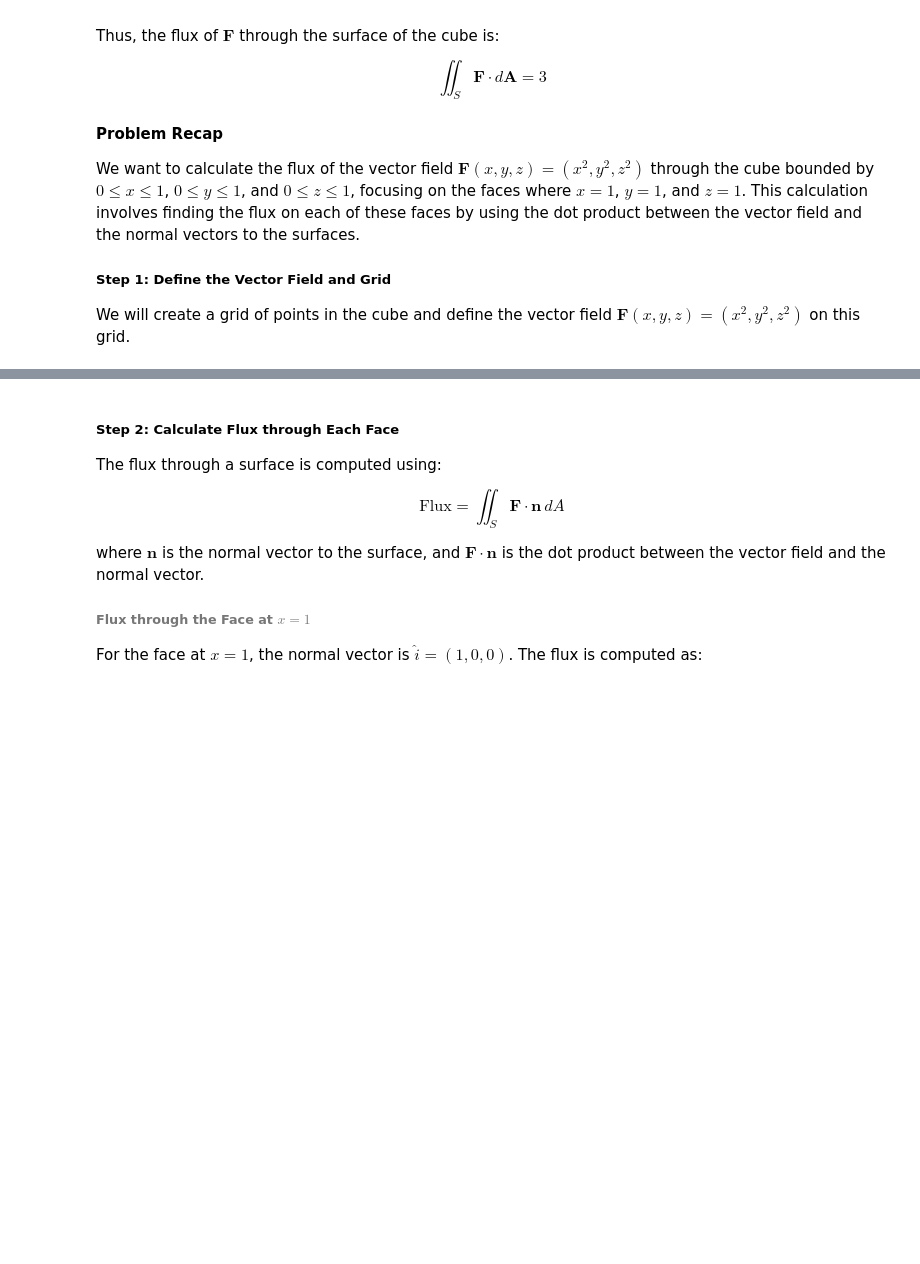
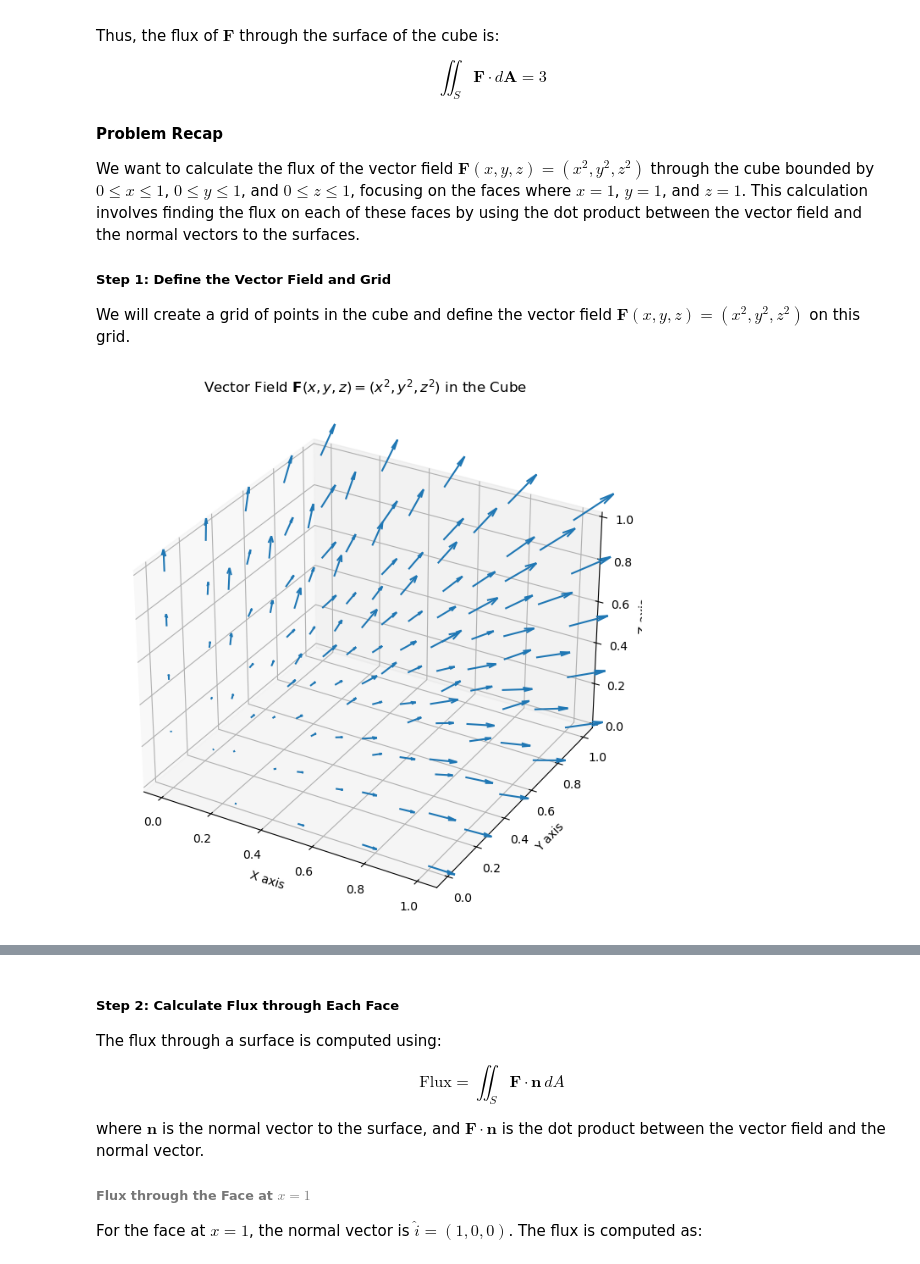
Before and after one commit to carlosdhoyos/fluid_mechanics, a Jupyter notebook: _build/jupyter_execute/_sources/prerequisites.ipynb, the cells around one changed output, grey strips where cells are left out. Drawn from its saved outputs; the diff is of its cells as text; code cells hidden in the pictures; blank space fills up the shorter version.

```diff
--- a/_build/jupyter_execute/_sources/prerequisites.ipynb
+++ b/_build/jupyter_execute/_sources/prerequisites.ipynb
@@ -1137,11 +1137,28 @@ We will create a grid of points in the cube and define the vector field $ \mathb
 # %%
 import numpy as np
 
 # Create a grid of points in the cube
 x_vals, y_vals, z_vals = np.linspace(0, 1, 5), np.linspace(0, 1, 5), np.linspace(0, 1, 5)
 X, Y, Z = np.meshgrid(x_vals, y_vals, z_vals)
 
+
+# Define the vector field F(x, y, z) = (x^2, y^2, z^2)
 # Vector field components
 F_x = X**2  # x component of the vector field
 F_y = Y**2  # y component of the vector field
 F_z = Z**2  # z component of the vector field
+
+# Plot the vector field using quiver
+fig = plt.figure(figsize=(8, 8))
+ax = fig.add_subplot(111, projection='3d')
+ax.quiver(X, Y, Z, F_x, F_y, F_z, length=0.1)
+
+# Set labels
+ax.set_xlabel('X axis')
+ax.set_ylabel('Y axis')
+ax.set_zlabel('Z axis')
+ax.set_title('Vector Field $\\mathbf{F}(x, y, z) = (x^2, y^2, z^2)$ in the Cube')
+
+plt.show()
+# %% [output]
+[figure, added]
```
Also changed, not shown: parts of 2 cells of this notebook, 29 other files.
